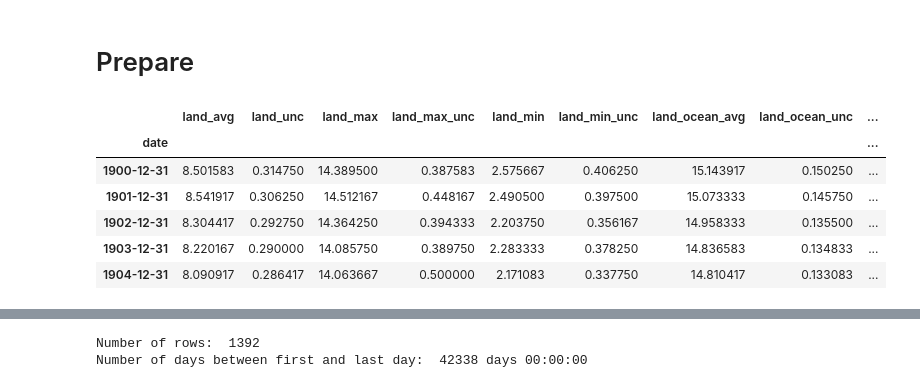
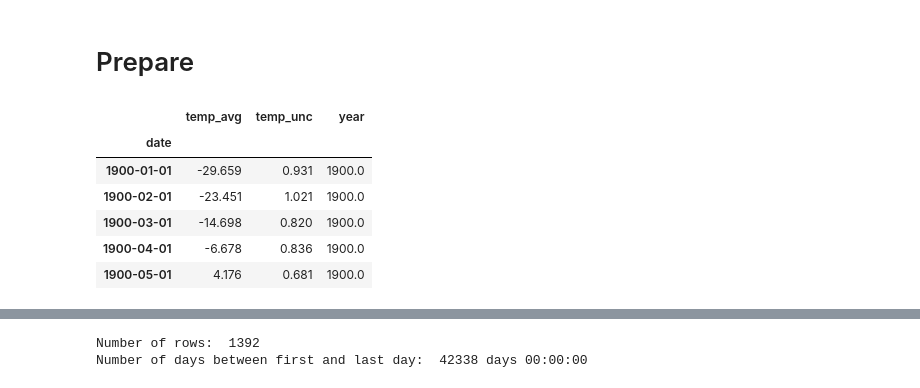
Before and after one commit to ian-james-johnson/time_series_exercises, a Jupyter notebook: time_series_miniproject.ipynb, the cells around one changed output, grey strips where cells are left out. Cells and saved outputs as stored; diff of their text form; code cells hidden in the pictures.

```diff
--- a/time_series_miniproject.ipynb
+++ b/time_series_miniproject.ipynb
@@ -29,6 +29,8 @@ from statsmodels.tsa.api import Holt
 
 import warnings
 warnings.filterwarnings("ignore")
+
+pd.set_option('display.max_rows', 1000)
 # %% [markdown]
 # Acquire
 # %%
@@ -125,43 +131,53 @@ Takeaways from Acquire: <br>
 # %%
 # Assume that we did not have accurate global temperature measurements until 1880
 # Assumption comes from:
 # https://earthobservatory.nasa.gov/world-of-change/global-temperatures
 
 def prepare_temp_data(df):
+
+    # set Russia as the only country in our dataframe
+    df = country_df[country_df.Country == 'Russia']
+
     # dt column name may cause problems because 'dt' is used to call some methods
     # rename dt column to date
     # give shorter names to other columns too
-    df.rename(columns={'dt':'date','LandAverageTemperature':'land_avg','LandAverageTemperatureUncertainty':'land_unc','LandMaxTemperature':'land_max', 'LandMaxTemperatureUncertainty':'land_max_unc', 'LandMinTemperature':'land_min', 'LandMinTemperatureUncertainty':'land_min_unc', 'LandAndOceanAverageTemperature':'land_ocean_avg', 'LandAndOceanAverageTemperatureUncertainty':'land_ocean_unc'}, inplace=True)
+    df.rename(columns={'dt':'date','AverageTemperature':'temp_avg', 'AverageTemperatureUncertainty':'temp_unc'}, inplace=True)
 
     # set the date to datetime type
     df.date = pd.to_datetime(df.date)
 
     # add columns for year and date
     df['year'] = df.date.dt.year
-    df['month'] = df.date.dt.month
+    #df['month'] = df.date.dt.month
 
     # set index to date
     df = df.set_index('date').sort_index()
 
     # good global temp measurements supposedly began in 1880 (according to NASA website)
     # use 1900 as starting point to improve data integrity and quality
     df = df[df.year >= 1900]
 
-    # group by year and aggregate by mean
-    # if I resample by less than year, then data so smushed together that I can't see much
-    # We are not looking for short or seasonal changes, but lasting global trends
-    df = df.resample('Y').mean()
+    # huge unrealistic spike at last year, so get rid of last year
+    df = df[df.year < 2013]
+
+    # drop country because Russia is the only country left
+    df = df.drop(columns='Country')
+
+    # fill nulls with previous years info
+    # this is conservative because it will slightly slow global warming
+    # only 2 nulls out of more than a thousand records
+    df = df.fillna(method='bfill', axis=1)
 
     return df
 
-global_df = prepare_temp_data(global_df)
-global_df.head()
+country_df = prepare_temp_data(country_df)
+country_df.head()
 # %% [output]
-|  | land_avg | land_unc | land_max | land_max_unc | land_min | land_min_unc | land_ocean_avg | land_ocean_unc | ... |
-| date |  |  |  |  |  |  |  |  | ... |
-| 1900-12-31 | 8.501583 | 0.314750 | 14.389500 | 0.387583 | 2.575667 | 0.406250 | 15.143917 | 0.150250 | ... |
-| 1901-12-31 | 8.541917 | 0.306250 | 14.512167 | 0.448167 | 2.490500 | 0.397500 | 15.073333 | 0.145750 | ... |
-| 1902-12-31 | 8.304417 | 0.292750 | 14.364250 | 0.394333 | 2.203750 | 0.356167 | 14.958333 | 0.135500 | ... |
-| 1903-12-31 | 8.220167 | 0.290000 | 14.085750 | 0.389750 | 2.283333 | 0.378250 | 14.836583 | 0.134833 | ... |
-| 1904-12-31 | 8.090917 | 0.286417 | 14.063667 | 0.500000 | 2.171083 | 0.337750 | 14.810417 | 0.133083 | ... |
+|  | temp_avg | temp_unc | year |
+| date |  |  |  |
+| 1900-01-01 | -29.659 | 0.931 | 1900.0 |
+| 1900-02-01 | -23.451 | 1.021 | 1900.0 |
+| 1900-03-01 | -14.698 | 0.820 | 1900.0 |
+| 1900-04-01 | -6.678 | 0.836 | 1900.0 |
+| 1900-05-01 | 4.176 | 0.681 | 1900.0 |
 # %%
```
Also changed, not shown: parts of 34 cells of this notebook.
